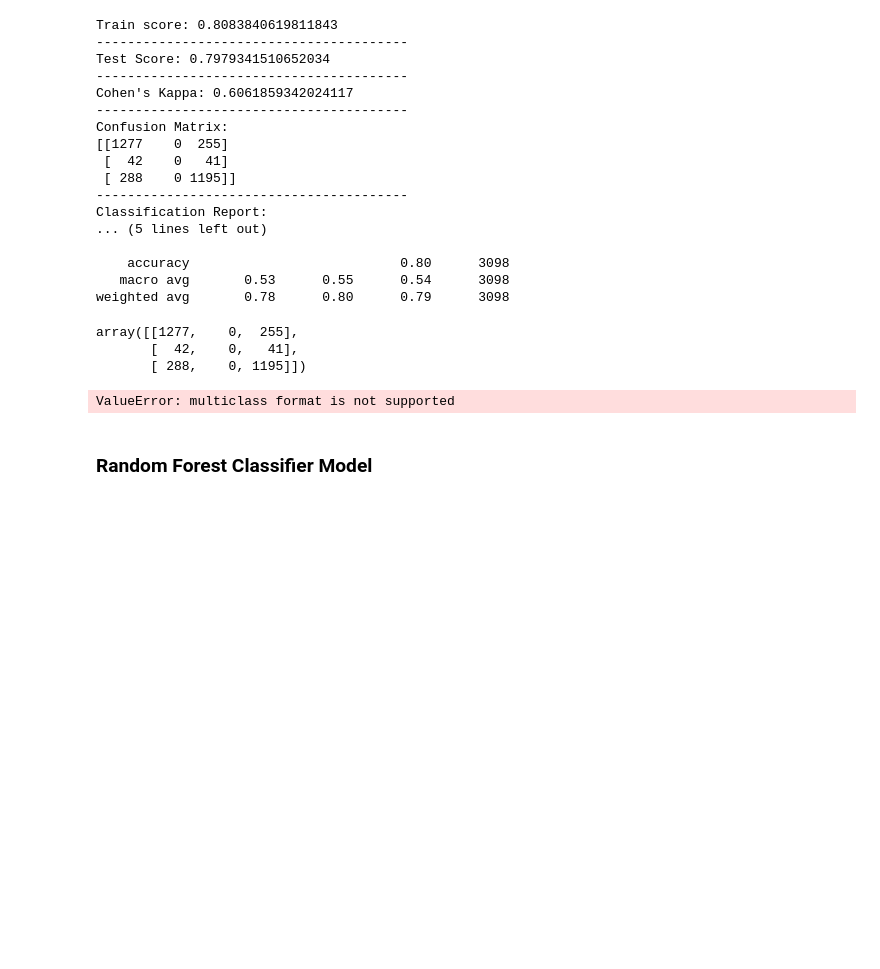
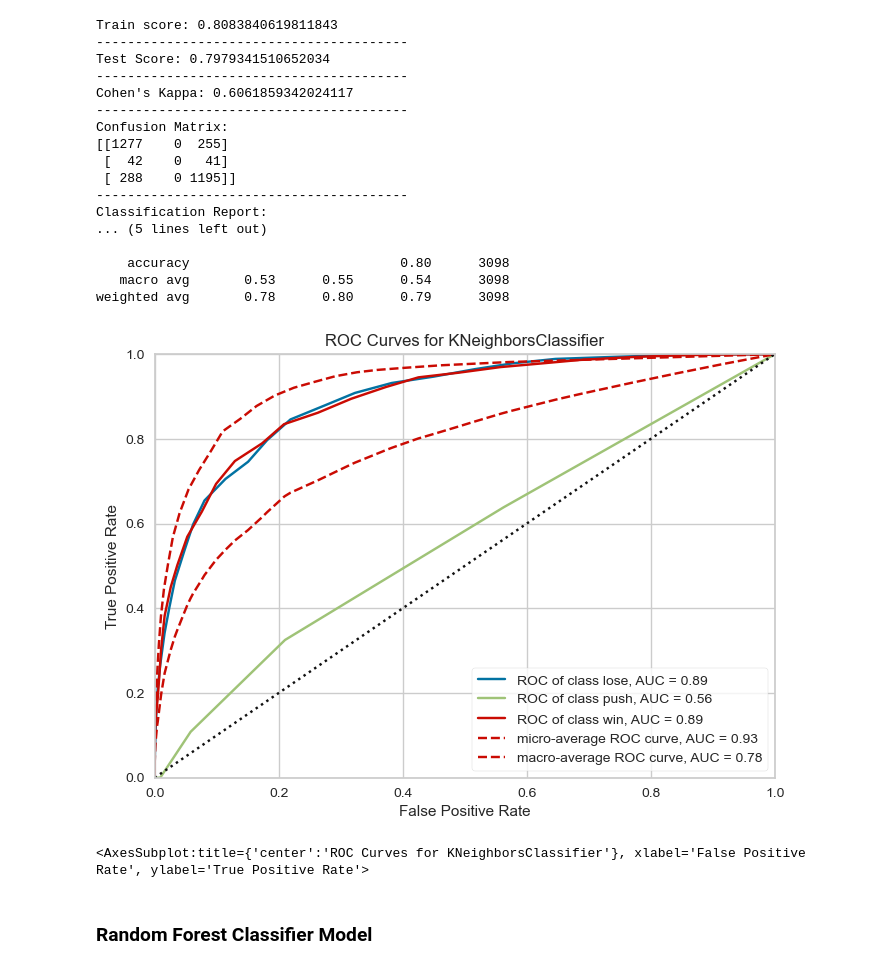
Before and after one commit to MarkOsowski2023/nfl-ats-probability, a Jupyter notebook: model/model.ipynb, the cells around one changed output. Saved outputs shown, nothing was run; the diff lists cells and outputs as text; code cells hidden in the pictures; blank space fills up the shorter version.

Commit message:
roc curve

```diff
--- a/model/model.ipynb
+++ b/model/model.ipynb
@@ -253,21 +261,15 @@ Classification Report:
     accuracy                           0.80      3098
    macro avg       0.53      0.55      0.54      3098
 weighted avg       0.78      0.80      0.79      3098
-# %%
-y_true = y_test
-y_pred = kn.predict(X_test)
-cm = confusion_matrix(y_true, y_pred)
-cm
-# %% [output]
-array([[1277,    0,  255],
-       [  42,    0,   41],
-       [ 288,    0, 1195]])
-# %%
-y_pred_proba = kn.predict_proba(X_test)[:,1]
-fpr, tpr, thresholds = roc_curve(y_test, y_pred_proba)
-roc_auc = auc(fpr, tpr)
-# %% [output]
-ValueError: multiclass format is not supported
+# %%
+visualizer = ROCAUC(kn, classes=["lose", "push", "win"])
+
+visualizer.fit(X_train, y_train)
+visualizer.score(X_test, y_test)
+visualizer.show()
+# %% [output]
+[figure, added]
+<AxesSubplot:title={'center':'ROC Curves for KNeighborsClassifier'}, xlabel='False Positive Rate', ylabel='True Positive Rate'>
 # %% [markdown]
 ### Random Forest Classifier Model
 # %%
```
Also changed, not shown: parts of 9 cells of this notebook.
